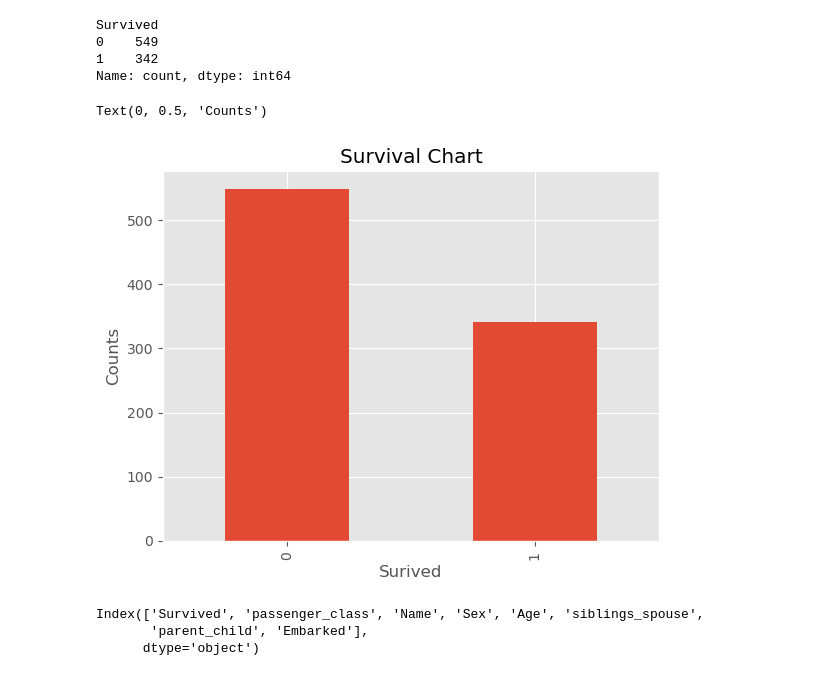
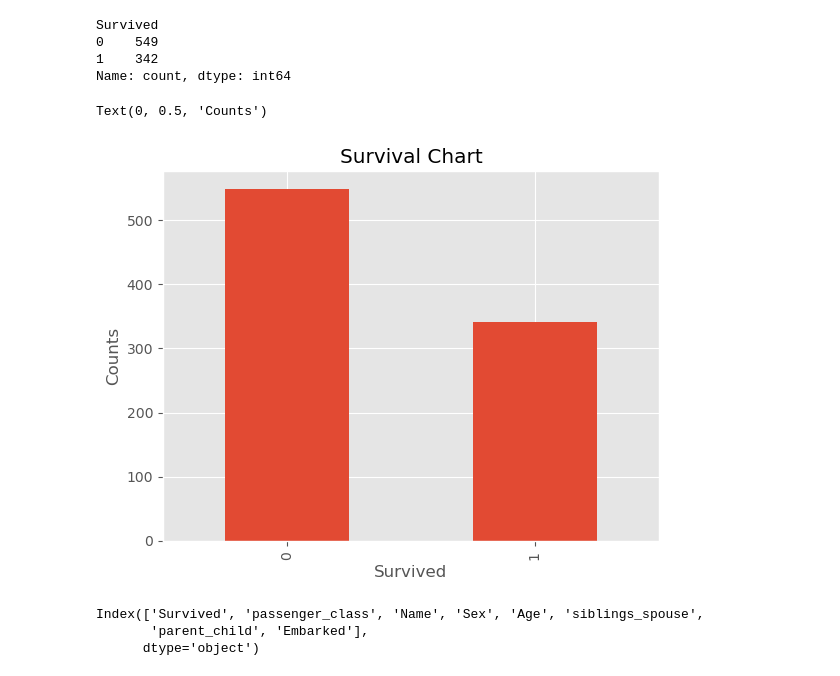
Before and after one commit to alexanderchosen/eda_with_python, a Jupyter notebook: Titanic_dataset_eda/titanic.ipynb, the cells around one changed output. Drawn from its saved outputs; the diff is of its cells as text; code cells hidden in the pictures.

```diff
--- a/Titanic_dataset_eda/titanic.ipynb
+++ b/Titanic_dataset_eda/titanic.ipynb
@@ -375,11 +375,11 @@ Name: count, dtype: int64
 # %%
 # univariate analysis - to show the number of people that survived or not
 ax = df['Survived'].value_counts().plot(kind = 'bar', title = 'Survival Chart')
-ax.set_xlabel('Surived')
+ax.set_xlabel('Survived')
 ax.set_ylabel('Counts')
 # %% [output]
 Text(0, 0.5, 'Counts')
-[figure, old version]
+[figure, new version]
 # %%
 df.columns
 # %% [output]
```
Also changed, not shown: parts of 10 cells of this notebook.
